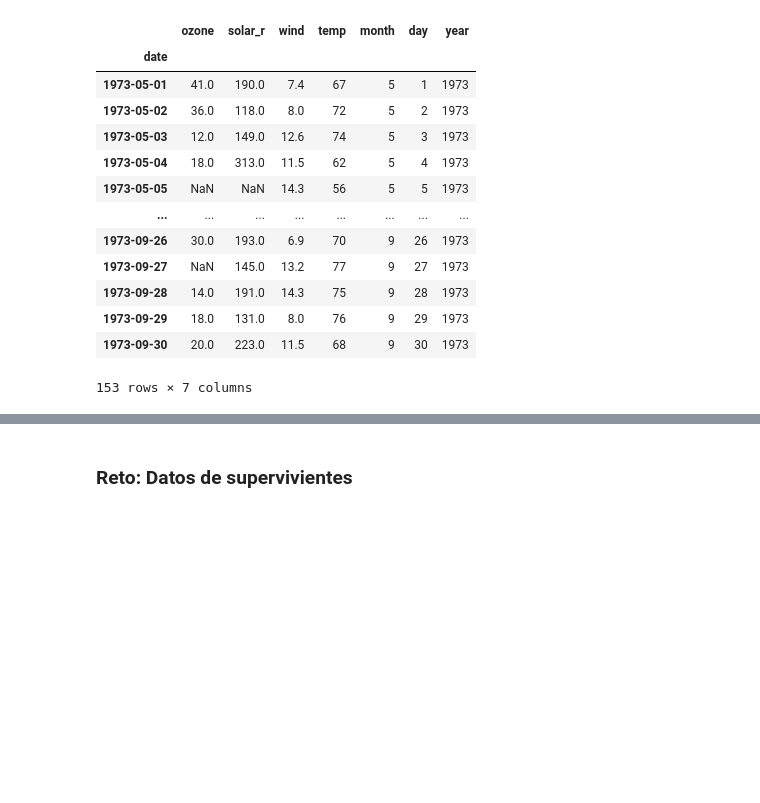
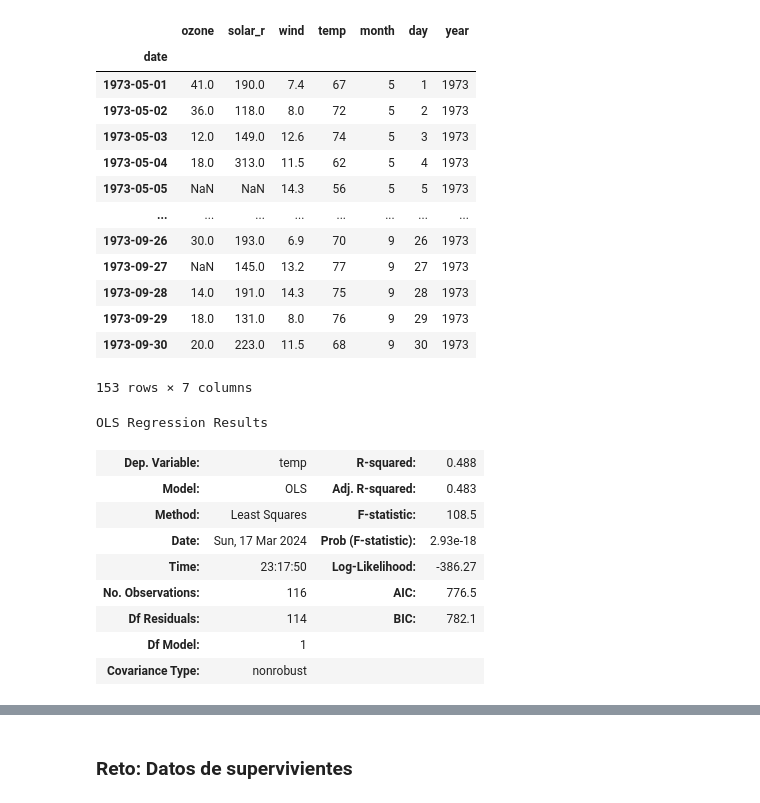
Before and after one commit to DiegoLerma/curso-imputacion-datos, a Jupyter notebook: notebooks/live-imputation-missing-values.ipynb, the cells around one changed output, grey strips where cells are left out. Cells and saved outputs as stored; diff of their text form; code cells hidden in the pictures; blank space fills up the shorter version.

```diff
--- a/notebooks/live-imputation-missing-values.ipynb
+++ b/notebooks/live-imputation-missing-values.ipynb
@@ -94,3 +94,24 @@ airquality_df
 | 1973-09-29 | 18.0 | 131.0 | 8.0 | 76 | 9 | 29 | 1973 |
 | 1973-09-30 | 20.0 | 223.0 | 11.5 | 68 | 9 | 30 | 1973 |
 153 rows × 7 columns
+# %%
+(
+    smf.ols(
+        formula='temp ~ ozone',
+        data=airquality_df
+    )
+    .fit()
+    .summary()
+    .tables[0]
+)
+# %% [output]
+OLS Regression Results
+| Dep. Variable: | temp | R-squared: | 0.488 |
+| Model: | OLS | Adj. R-squared: | 0.483 |
+| Method: | Least Squares | F-statistic: | 108.5 |
+| Date: | Sun, 17 Mar 2024 | Prob (F-statistic): | 2.93e-18 |
+| Time: | 23:17:50 | Log-Likelihood: | -386.27 |
+| No. Observations: | 116 | AIC: | 776.5 |
+| Df Residuals: | 114 | BIC: | 782.1 |
+| Df Model: | 1 |  |  |
+| Covariance Type: | nonrobust |  |  |
```
Also changed, not shown: parts of 8 cells of this notebook, 1 other file.
